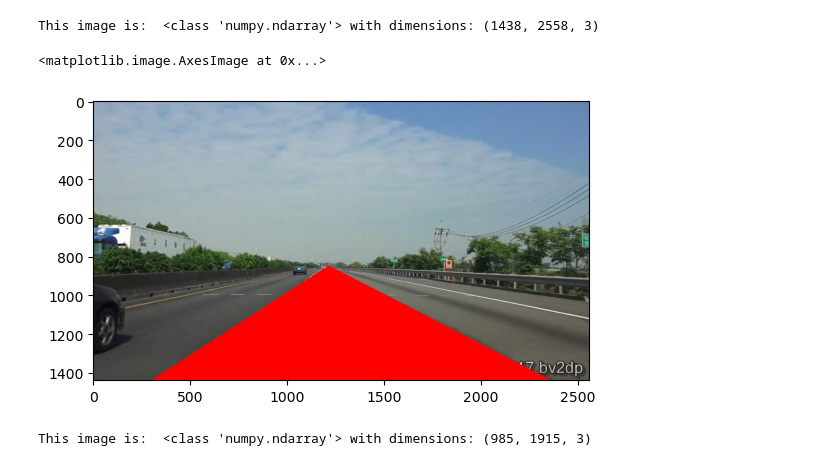
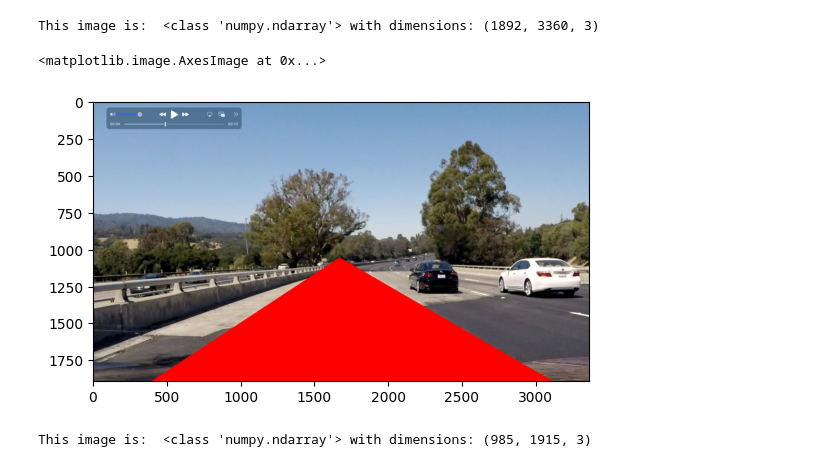
Before and after one commit to Jackiempty/Route_capturing, a Jupyter notebook: capturing.ipynb, the cells around one changed output. Cells and saved outputs as stored; diff of their text form; code cells hidden in the pictures.

```diff
--- a/capturing.ipynb
+++ b/capturing.ipynb
@@ -4,7 +4,7 @@ import matplotlib.image as mpimg
 import numpy as np
 
 # Read in the image and print some stats
-image = mpimg.imread('test03.jpg')
+image = mpimg.imread('test_images/challange.jpg')
 print('This image is: ', type(image),'with dimensions:', image.shape)
 
 # Pull out the x and y sizes and make a copy of the image
@@ -13,36 +13,36 @@ xsize = image.shape[1]
 region_select = np.copy(image)
 
 # Define a triangle region of interest
 # Keep in mind the origin (x=0, y=0) is in the upper left in image processing
 # Note: if you run this code, you'll find these are not sensible values!!
 # But you'll get a chance to play with them soon in a quiz
 left_bottom = [xsize*200/1915, ysize*1000/985]
 right_bottom = [xsize*1800/1915, ysize*1000/985]
-apex = [xsize*910/1915, ysize*580/985]
+apex = [xsize*950/1915, ysize*550/985]
 
 # Fit lines (y=Ax+B) to identify the  3 sided region of interest
 # np.polyfit() returns the coefficients [A, B] of the fit
 fit_left = np.polyfit((left_bottom[0], apex[0]), (left_bottom[1], apex[1]), 1)
 fit_right = np.polyfit((right_bottom[0], apex[0]), (right_bottom[1], apex[1]), 1)
 fit_bottom = np.polyfit((left_bottom[0], right_bottom[0]), (left_bottom[1], right_bottom[1]), 1)
 
 # Find the region inside the lines
 XX, YY = np.meshgrid(np.arange(0, xsize), np.arange(0, ysize))
 region_thresholds = (YY > (XX*fit_left[0] + fit_left[1])) & \
                     (YY > (XX*fit_right[0] + fit_right[1])) & \
                     (YY < (XX*fit_bottom[0] + fit_bottom[1]))
 
 # Color pixels red which are inside the region of interest
 region_select[region_thresholds] = [255, 0, 0]
 
 # Display the image
 #check matplotlib.pyplot.plot (https://matplotlib.org/api/pyplot_api.html#module-matplotlib.pyplot)
 #tip:plt.plot([0], [539], 'bo')
 plt.imshow(region_select)
 # %% [output]
-This image is:  <class 'numpy.ndarray'> with dimensions: (1438, 2558, 3)
+This image is:  <class 'numpy.ndarray'> with dimensions: (1892, 3360, 3)
 <matplotlib.image.AxesImage at 0x...>
-[figure, old version]
+[figure, new version]
 # %%
 import matplotlib.pyplot as plt
 import matplotlib.image as mpimg
```
Also changed, not shown: 4 other files.
